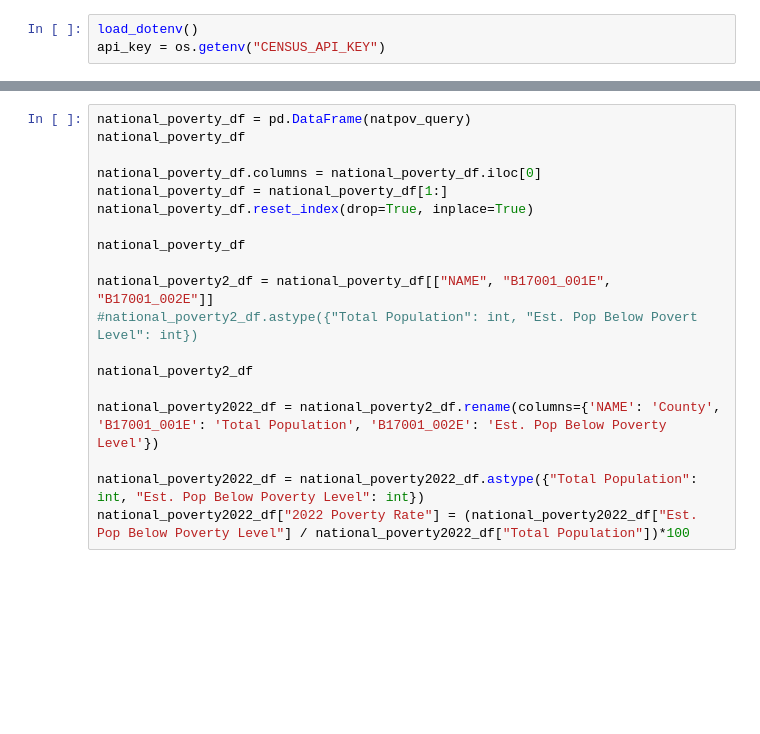
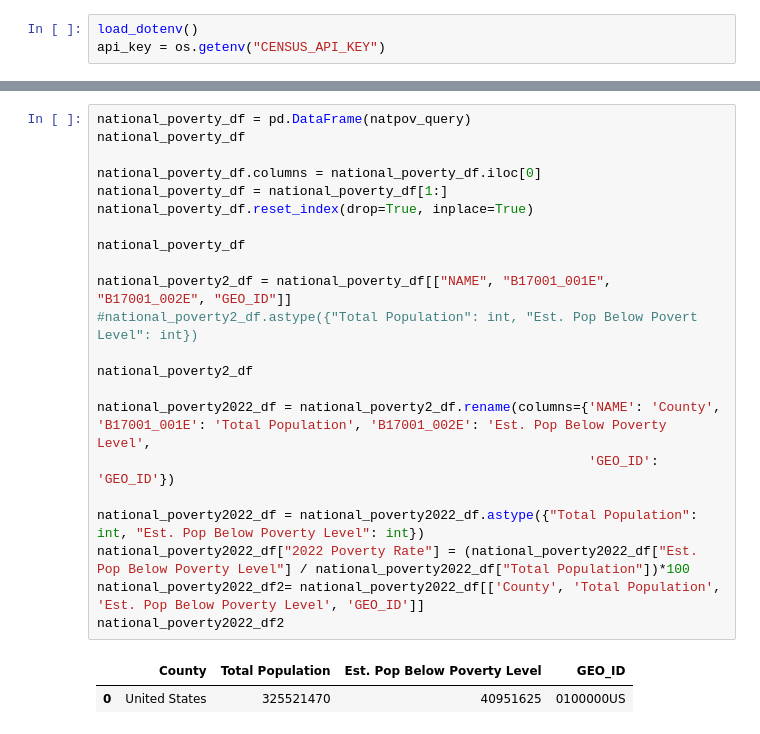
Before and after one commit to dfquinn23/Project_1, a Jupyter notebook: Census/7-17-24 Work/2022_Povery Rate_County_US_Area.ipynb, the cells around one changed output, grey strips where cells are left out. Saved outputs shown, nothing was run; the diff lists cells and outputs as text; blank space fills up the shorter version.

```diff
--- a/Census/7-17-24 Work/2022_Povery Rate_County_US_Area.ipynb
+++ b/Census/7-17-24 Work/2022_Povery Rate_County_US_Area.ipynb
@@ -18,20 +33,26 @@ json.dumps(natpov_query, indent=4)
 # %%
 national_poverty_df = pd.DataFrame(natpov_query)
 national_poverty_df
 
 national_poverty_df.columns = national_poverty_df.iloc[0]
 national_poverty_df = national_poverty_df[1:]
 national_poverty_df.reset_index(drop=True, inplace=True)
 
 national_poverty_df
 
-national_poverty2_df = national_poverty_df[["NAME", "B17001_001E", "B17001_002E"]]
+national_poverty2_df = national_poverty_df[["NAME", "B17001_001E", "B17001_002E", "GEO_ID"]]
 #national_poverty2_df.astype({"Total Population": int, "Est. Pop Below Povert Level": int})
 
 national_poverty2_df
 
-national_poverty2022_df = national_poverty2_df.rename(columns={'NAME': 'County', 'B17001_001E': 'Total Population', 'B17001_002E': 'Est. Pop Below Poverty Level'})
+national_poverty2022_df = national_poverty2_df.rename(columns={'NAME': 'County', 'B17001_001E': 'Total Population', 'B17001_002E': 'Est. Pop Below Poverty Level',
+                                                               'GEO_ID': 'GEO_ID'})
 
 national_poverty2022_df = national_poverty2022_df.astype({"Total Population": int, "Est. Pop Below Poverty Level": int})
 national_poverty2022_df["2022 Poverty Rate"] = (national_poverty2022_df["Est. Pop Below Poverty Level"] / national_poverty2022_df["Total Population"])*100
+national_poverty2022_df2= national_poverty2022_df[['County', 'Total Population', 'Est. Pop Below Poverty Level', 'GEO_ID']]
+national_poverty2022_df2
+# %% [output]
+|  | County | Total Population | Est. Pop Below Poverty Level | GEO_ID |
+| 0 | United States | 325521470 | 40951625 | 0100000US |
 # %%
```
Also changed, not shown: parts of 5 cells of this notebook, 6 other files.
